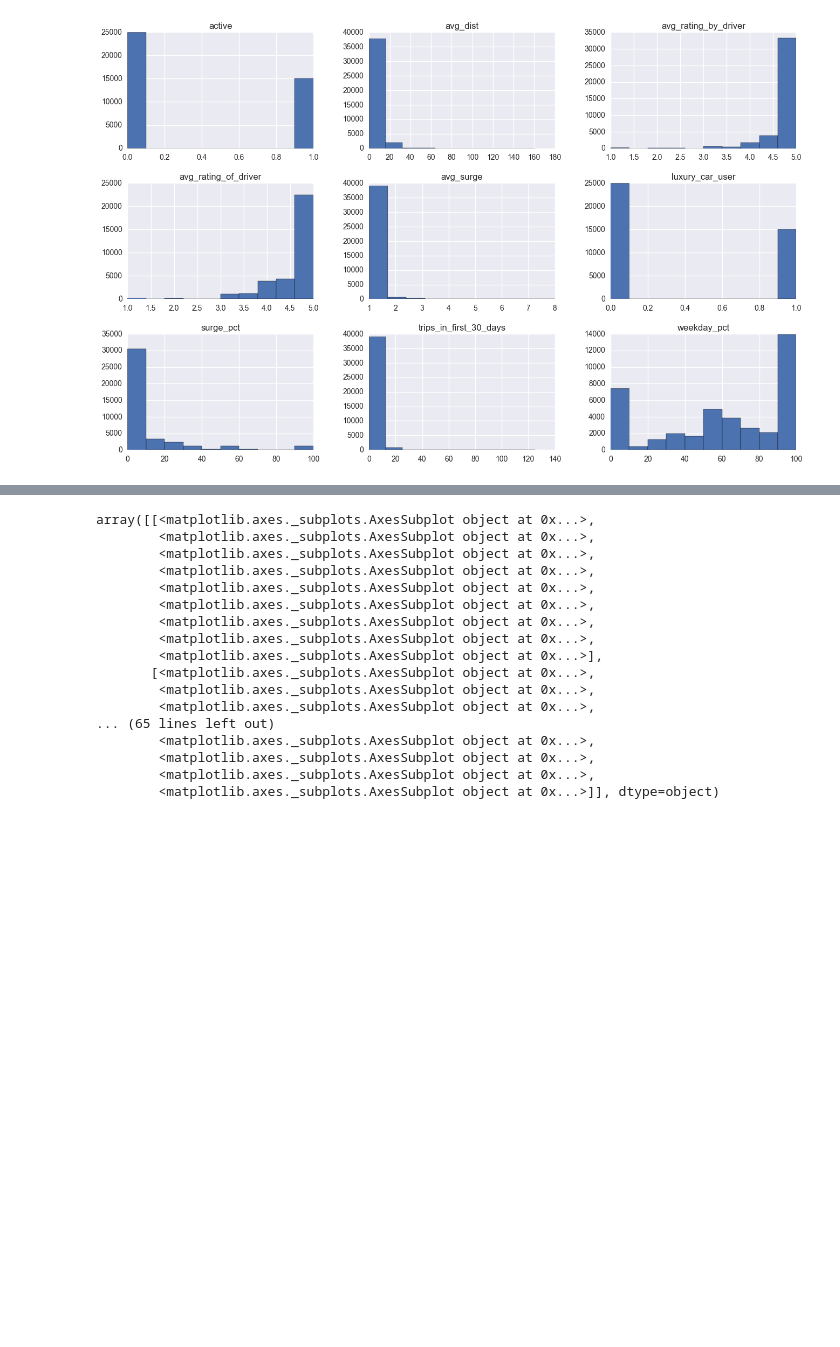
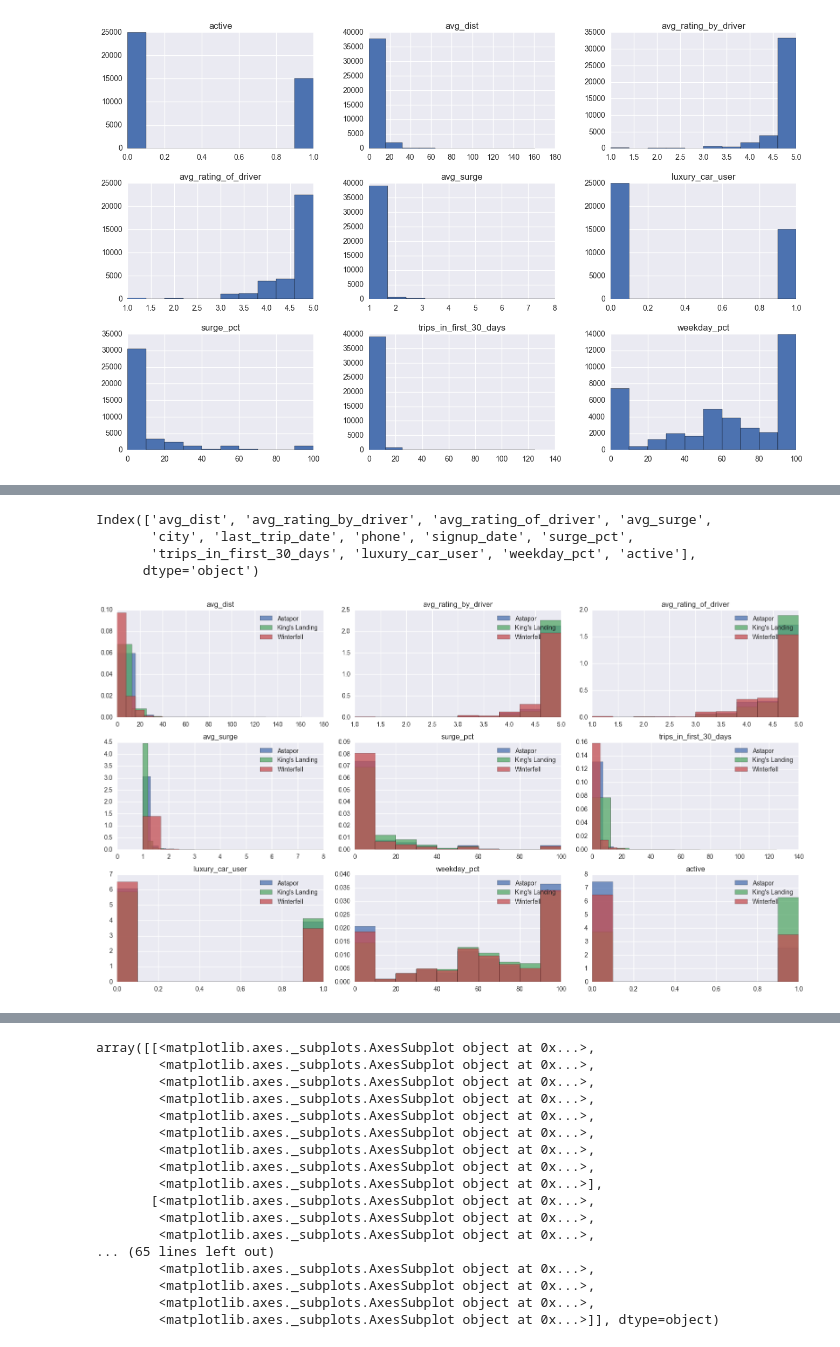
Before and after one commit to zfsang-zz/Case-Study-Churn-Prediction, a Jupyter notebook: EDA.ipynb, the cells around one changed output, grey strips where cells are left out. Cells and saved outputs as stored; diff of their text form; code cells hidden in the pictures; blank space fills up the shorter version.

```diff
--- a/EDA.ipynb
+++ b/EDA.ipynb
@@ -126,9 +108,0 @@ Name: avg_dist, dtype: object
-# %%
-groups = train.groupby("city")['avg_dist']
-
-fig, ax = plt.subplots()
-
-for k, v in groups:
-    v.hist(label=k, alpha=.75, ax=ax)
-
-ax.legend()
@@ -177,9 +108,0 @@ plt.show()
-# %%
-# df = pd.DataFrame({'value': value, 'type': type})
-df['dummy'] = 1
-
-ag = df.groupby(['value','type']).sum().unstack()
-ag.columns = ag.columns.droplevel()
-
-ag.plot(kind = 'bar', colormap = cm.Accent, width = 1)
-plt.show()
@@ -227,0 +109,36 @@ ValueError: color kwarg must have one color per dataset
+# %%
+import math
+
+def hist_grouped(df,group_col,hist_col):
+    len_col = len(hist_col)
+    fig, axis = plt.subplots(math.ceil(len_col/3.),3, figsize=(16, 9))
+    for i, pos in zip(range(len_col),axis.flatten()):
+        groups = train.groupby(group_col)[hist_col[i]]
+        for k, v in groups:
+            v.hist(label=str(k), alpha=.75, ax=pos,normed=True)
+        pos.legend()
+#         print(hist_col[i])
+        pos.set_title(hist_col[i])
+    plt.tight_layout()
+    plt.show()
+
+
+# groups = train.groupby("city")['avg_dist']
+
+# fig, ax = plt.subplots()
+
+# for k, v in groups:
+#     v.hist(label=k, alpha=.75, ax=ax)
+
+# ax.legend()
+# %%
+train.columns
+# %% [output]
+Index(['avg_dist', 'avg_rating_by_driver', 'avg_rating_of_driver', 'avg_surge',
+       'city', 'last_trip_date', 'phone', 'signup_date', 'surge_pct',
+       'trips_in_first_30_days', 'luxury_car_user', 'weekday_pct', 'active'],
+      dtype='object')
+# %%
+hist_grouped(train,'city',['avg_dist','avg_rating_by_driver','avg_rating_of_driver','avg_surge','surge_pct','trips_in_first_30_days','luxury_car_user','weekday_pct','active'])
+# %% [output]
+[figure, added]
```
Also changed, not shown: parts of 15 cells of this notebook.
